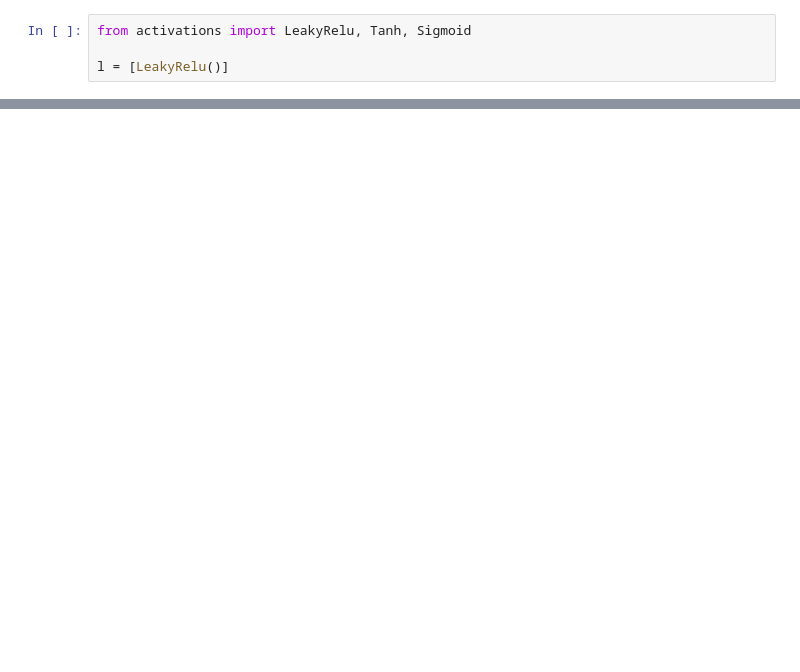
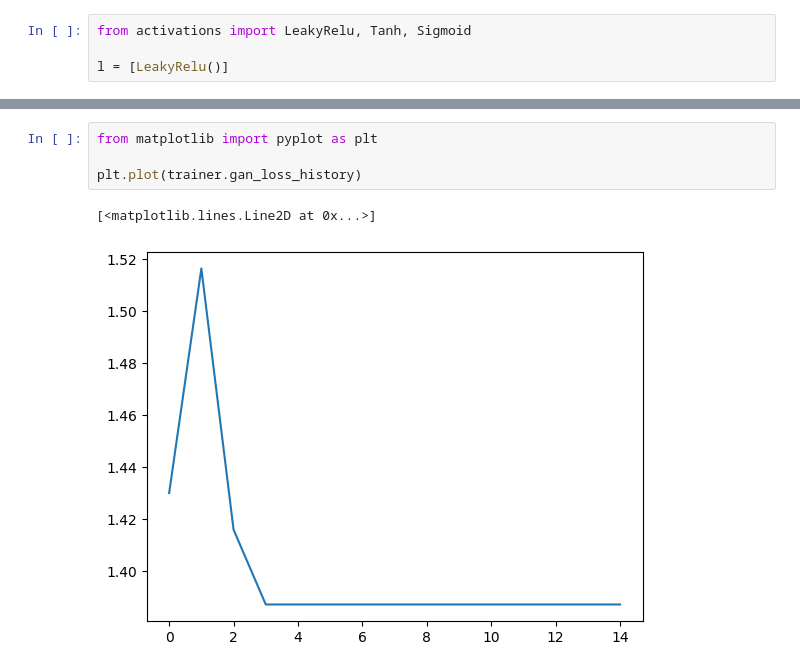
Before and after one commit to sanchous1000/Neura, a Jupyter notebook: lab4/trainer.ipynb, the cells around one changed output, grey strips where cells are left out. Drawn from its saved outputs; the diff is of its cells as text; blank space fills up the shorter version.

```diff
--- a/lab4/trainer.ipynb
+++ b/lab4/trainer.ipynb
@@ -104,0 +38,7 @@ ps.shape
+# %%
+from matplotlib import pyplot as plt
+
+plt.plot(trainer.gan_loss_history)
+# %% [output]
+[<matplotlib.lines.Line2D at 0x...>]
+[figure, added]
```
Also changed, not shown: parts of 8 cells of this notebook, 2 other files.
